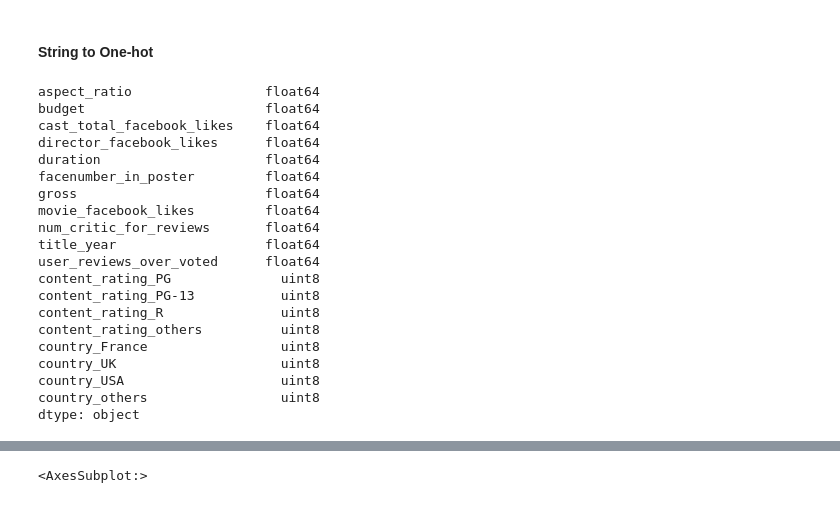
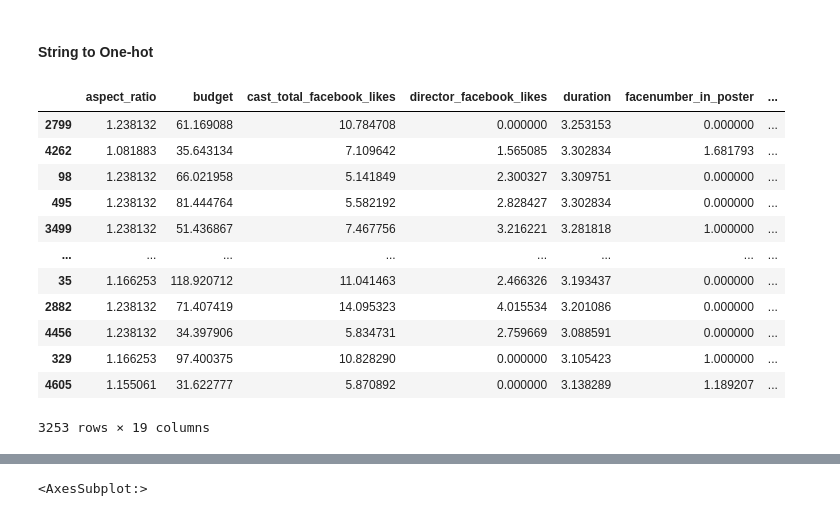
Before and after one commit to tontan2545/Big-Data-and-Artificial-Intelligence, a Jupyter notebook: W4_Logistic_Regression/HW4_Movie_Metadata.ipynb, the cells around one changed output, grey strips where cells are left out. Drawn from its saved outputs; the diff is of its cells as text; code cells hidden in the pictures.

```diff
--- a/W4_Logistic_Regression/HW4_Movie_Metadata.ipynb
+++ b/W4_Logistic_Regression/HW4_Movie_Metadata.ipynb
@@ -710,35 +730,28 @@ dtype: object
 # %%
 def one_hot_encode(X):
     X_copy = X.copy()
     cols = X_copy.select_dtypes(include=["object"]).columns
     for col in cols:
         X_copy = pd.concat([X_copy, pd.get_dummies(X_copy[col], prefix=col)], axis=1)
         X_copy.drop(col, axis=1, inplace=True)
     return X_copy
 X_train = one_hot_encode(X_train)
 X_test = one_hot_encode(X_test)
-X_train.dtypes
+X_train
 # %% [output]
+|  | aspect_ratio | budget | cast_total_facebook_likes | director_facebook_likes | duration | facenumber_in_poster | ... |
+| 2799 | 1.238132 | 61.169088 | 10.784708 | 0.000000 | 3.253153 | 0.000000 | ... |
+| 4262 | 1.081883 | 35.643134 | 7.109642 | 1.565085 | 3.302834 | 1.681793 | ... |
+| 98 | 1.238132 | 66.021958 | 5.141849 | 2.300327 | 3.309751 | 0.000000 | ... |
+| 495 | 1.238132 | 81.444764 | 5.582192 | 2.828427 | 3.302834 | 0.000000 | ... |
+| 3499 | 1.238132 | 51.436867 | 7.467756 | 3.216221 | 3.281818 | 1.000000 | ... |
+| ... | ... | ... | ... | ... | ... | ... | ... |
+| 35 | 1.166253 | 118.920712 | 11.041463 | 2.466326 | 3.193437 | 0.000000 | ... |
+| 2882 | 1.238132 | 71.407419 | 14.095323 | 4.015534 | 3.201086 | 0.000000 | ... |
+| 4456 | 1.238132 | 34.397906 | 5.834731 | 2.759669 | 3.088591 | 0.000000 | ... |
+| 329 | 1.166253 | 97.400375 | 10.828290 | 0.000000 | 3.105423 | 1.000000 | ... |
+| 4605 | 1.155061 | 31.622777 | 5.870892 | 0.000000 | 3.138289 | 1.189207 | ... |
-aspect_ratio                 float64
-budget                       float64
-cast_total_facebook_likes    float64
-director_facebook_likes      float64
-duration                     float64
-facenumber_in_poster         float64
-gross                        float64
-movie_facebook_likes         float64
-num_critic_for_reviews       float64
-title_year                   float64
-user_reviews_over_voted      float64
-content_rating_PG              uint8
-content_rating_PG-13           uint8
-content_rating_R               uint8
-content_rating_others          uint8
-country_France                 uint8
-country_UK                     uint8
-country_USA                    uint8
-country_others                 uint8
-dtype: object
+3253 rows × 19 columns
 # %%
 from statsmodels.stats.outliers_influence import variance_inflation_factor
 vif = pd.DataFrame()
```
Also changed, not shown: parts of 26 cells of this notebook, 4 other files.
